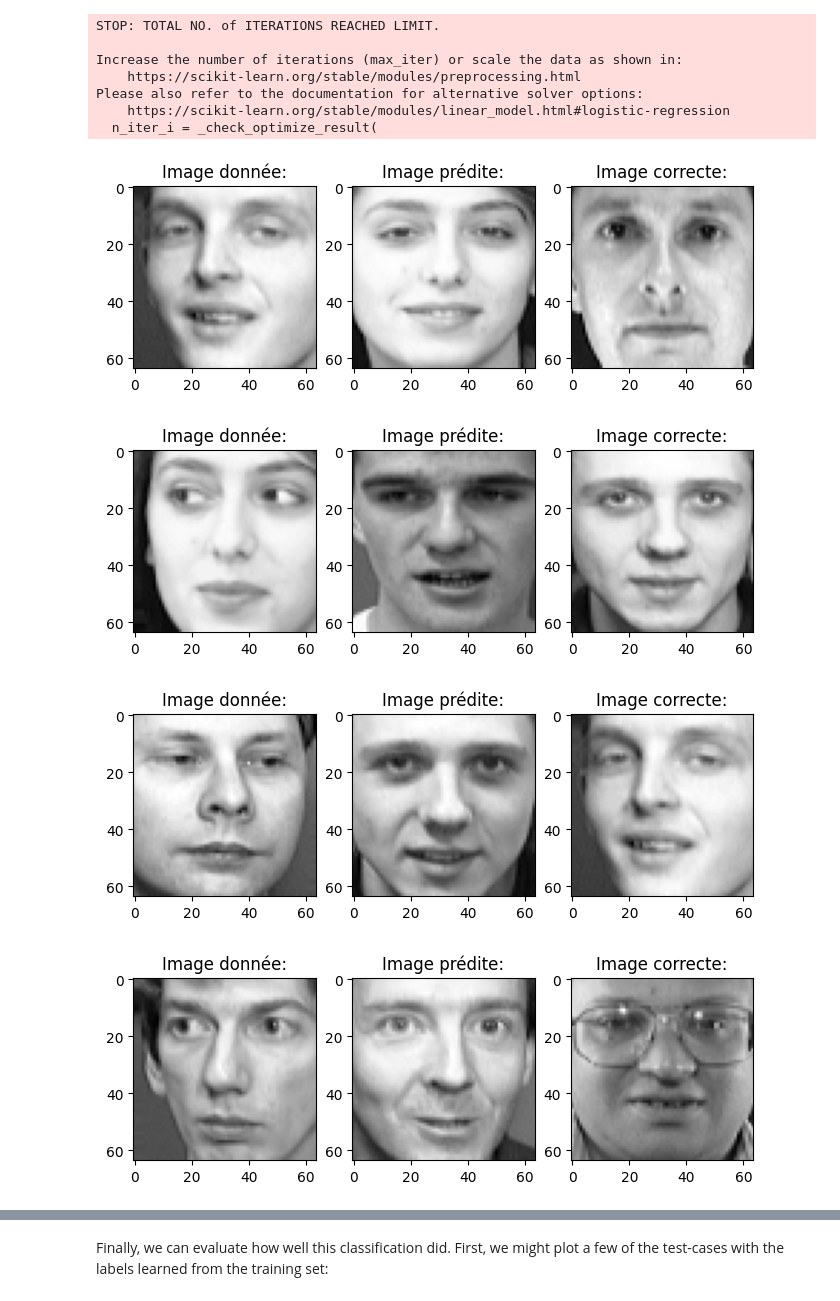
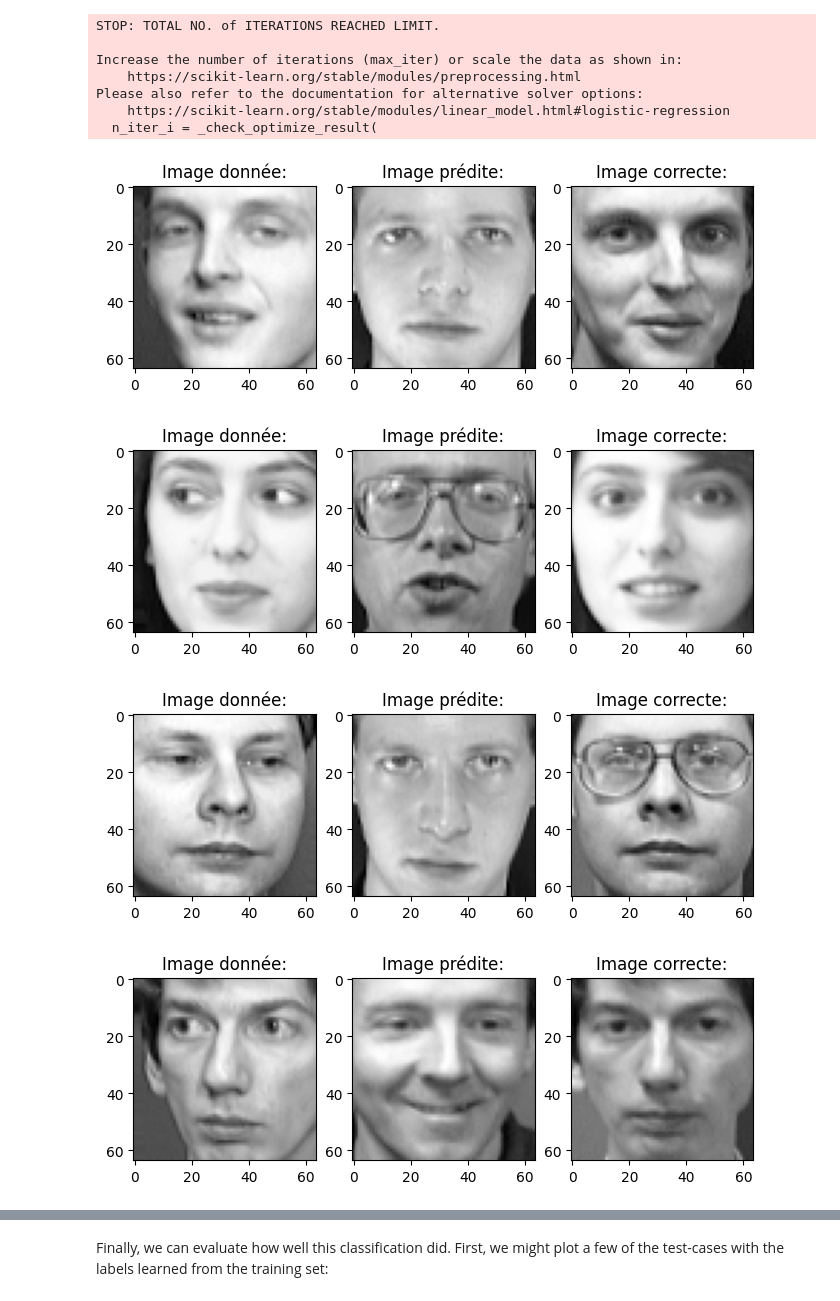
Before and after one commit to Jmuhleman/pw_PCD_24, a Jupyter notebook: pw4/PCD_Muhlemann_Ronquillo.ipynb, the cells around one changed output, grey strips where cells are left out. Saved outputs shown, nothing was run; the diff lists cells and outputs as text; code cells hidden in the pictures.

Commit message:
add fucking images

```diff
--- a/pw4/PCD_Muhlemann_Ronquillo.ipynb
+++ b/pw4/PCD_Muhlemann_Ronquillo.ipynb
@@ -544,37 +501,37 @@ Please also refer to the documentation for alternative solver options:
 # %%
 from sklearn.metrics import classification_report, confusion_matrix
 import numpy as np
 
 # point 7 du labo
 clf = svm.SVC(C=5., kernel='linear', gamma=0.001)
 clf.fit(X_train_pca, y_train)
 y_pred = clf.predict(X_test_pca)
 
-incorrect_indices = (y_pred != y_test).nonzero()[0][:5]  # Indices des 5 premières erreurs de classification
+incorrect_indices = (y_pred != y_test).nonzero()[0][:6]
 
-confusion_matrix(y_test, y_pred)
+for idx in incorrect_indices:
 
-# Affichage des 5 premières erreurs de classification
-for idx in incorrect_indices:
     # Image mal classée
     plt.figure(figsize=(8, 8))
     plt.subplot(1, 3, 1)
-    plt.imshow(X_test[idx].reshape(64, 64), cmap='gray')
+    plt.imshow(X_test[idx].reshape(faces.images[0].shape), cmap='gray')
     plt.title('Image donnée:')
 
     # Image supposée par le système
     plt.subplot(1, 3, 2)
-    plt.imshow(X_test[y_pred[idx]].reshape(64, 64), cmap='gray')
+    plt.imshow(faces.images[y_pred[idx]], cmap='gray')
     plt.title('Image prédite:')
+
+    correct_idx = np.where(y_test[idx] == faces.target)[0][0]
 
     # Image correcte
     plt.subplot(1, 3, 3)
-    plt.imshow(X_test[y_test[idx]].reshape(64, 64), cmap='gray')
+    plt.imshow(faces.images[correct_idx], cmap='gray')
     plt.title('Image correcte:')
 
     plt.show()
 # %% [output]
-[figure, old version]
+[figure, new version]
-[figure, old version]
+[figure, new version]
-[figure, old version]
+[figure, new version]
-[figure, old version]
+[figure, new version]
```
Also changed, not shown: parts of 14 cells of this notebook.
